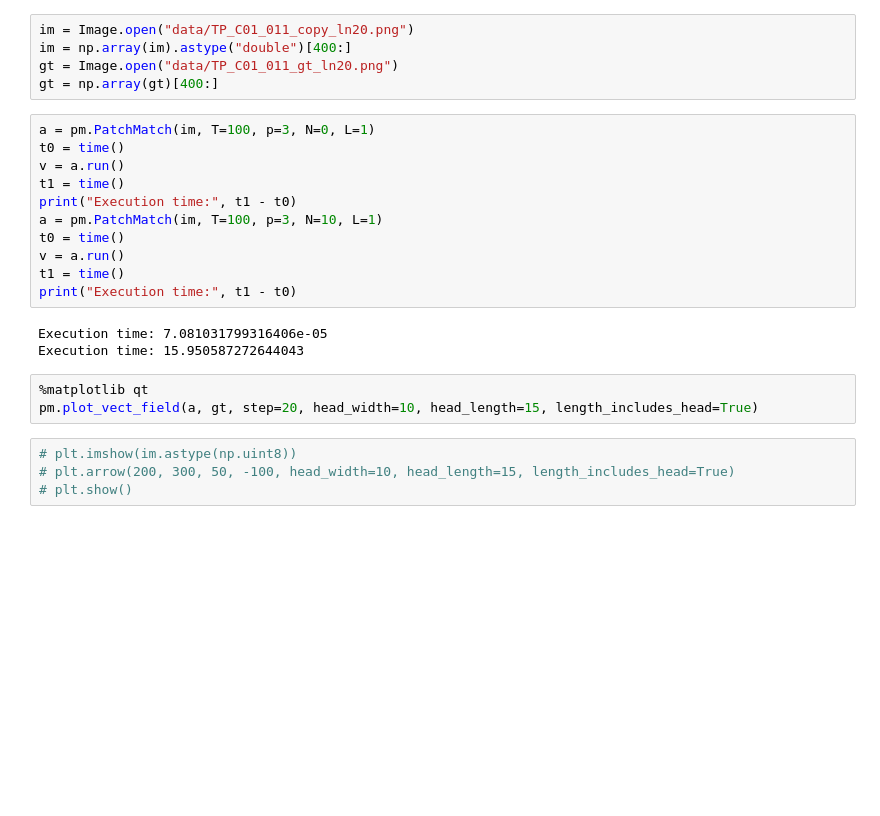
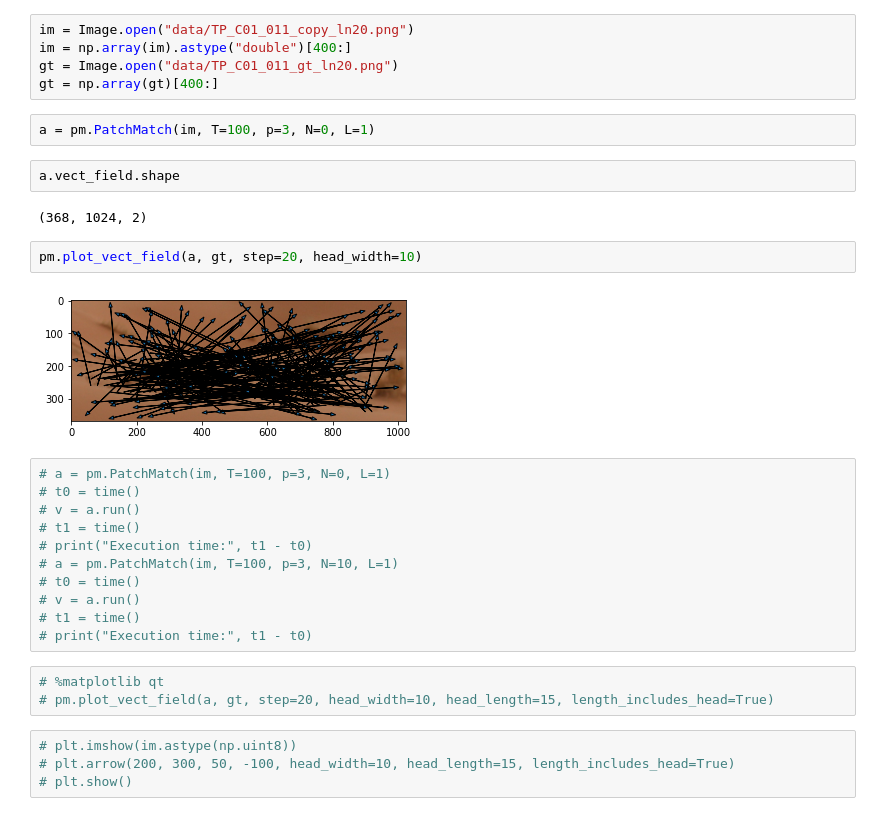
Before and after one commit to decarpentierg/patchmatch, a Jupyter notebook: test.ipynb, the cells around one changed output. Cells and saved outputs as stored; diff of their text form; blank space fills up the shorter version.

```diff
--- a/test.ipynb
+++ b/test.ipynb
@@ -10,23 +10,30 @@ im = Image.open("data/TP_C01_011_copy_ln20.png")
 im = np.array(im).astype("double")[400:]
 gt = Image.open("data/TP_C01_011_gt_ln20.png")
 gt = np.array(gt)[400:]
+# %%
+a = pm.PatchMatch(im, T=100, p=3, N=0, L=1)
+# %%
+a.vect_field.shape
+# %% [output]
+(368, 1024, 2)
+# %%
+pm.plot_vect_field(a, gt, step=20, head_width=10)
+# %% [output]
+[figure, added]
 # %%
-a = pm.PatchMatch(im, T=100, p=3, N=0, L=1)
-t0 = time()
-v = a.run()
-t1 = time()
-print("Execution time:", t1 - t0)
-a = pm.PatchMatch(im, T=100, p=3, N=10, L=1)
-t0 = time()
-v = a.run()
-t1 = time()
-print("Execution time:", t1 - t0)
+# a = pm.PatchMatch(im, T=100, p=3, N=0, L=1)
+# t0 = time()
+# v = a.run()
+# t1 = time()
+# print("Execution time:", t1 - t0)
+# a = pm.PatchMatch(im, T=100, p=3, N=10, L=1)
+# t0 = time()
+# v = a.run()
+# t1 = time()
+# print("Execution time:", t1 - t0)
-# %% [output]
-Execution time: 7.081031799316406e-05
-Execution time: 15.950587272644043
 # %%
-%matplotlib qt
-pm.plot_vect_field(a, gt, step=20, head_width=10, head_length=15, length_includes_head=True)
+# %matplotlib qt
+# pm.plot_vect_field(a, gt, step=20, head_width=10, head_length=15, length_includes_head=True)
 # %%
 # plt.imshow(im.astype(np.uint8))
 # plt.arrow(200, 300, 50, -100, head_width=10, head_length=15, length_includes_head=True)
```
Also changed, not shown: 1 other file.
